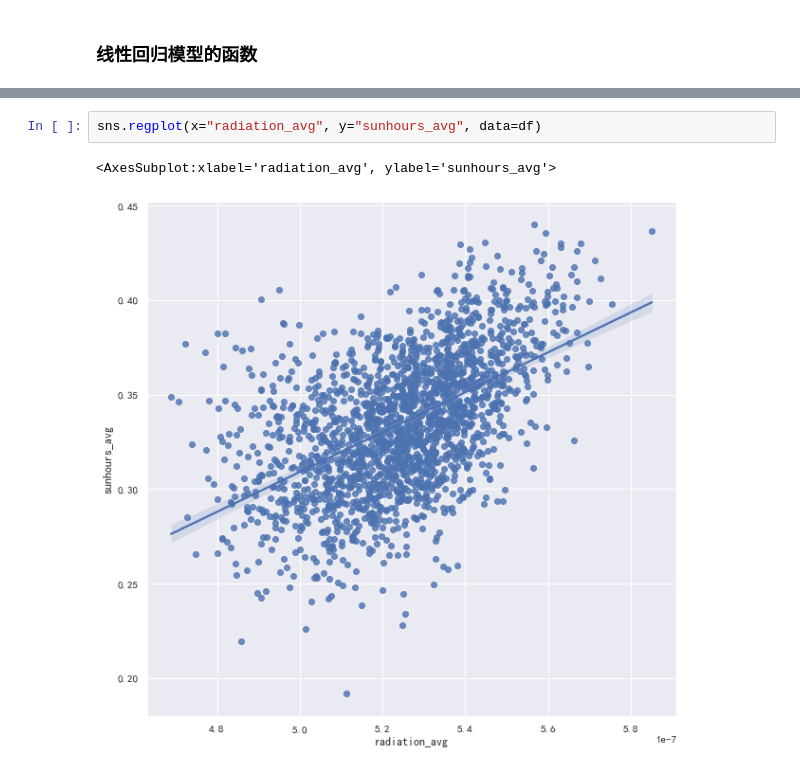
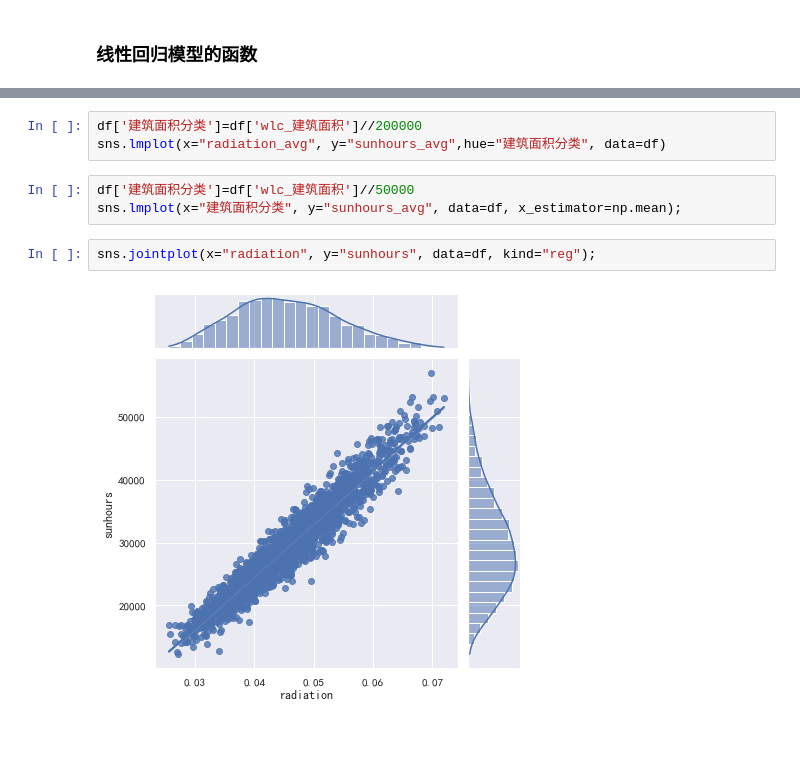
Before and after one commit to Huxiehang/ghdata_tutorial, a Jupyter notebook: analysis/regression.ipynb, the cells around one changed output, grey strips where cells are left out. Drawn from its saved outputs; the diff is of its cells as text; blank space fills up the shorter version.

```diff
--- a/analysis/regression.ipynb
+++ b/analysis/regression.ipynb
@@ -27,5 +24,10 @@ sns.lmplot(x="radiation", y="sunhours", data=df,height=10)
+# %%
+df['建筑面积分类']=df['wlc_建筑面积']//200000
+sns.lmplot(x="radiation_avg", y="sunhours_avg",hue="建筑面积分类", data=df)
+# %%
+df['建筑面积分类']=df['wlc_建筑面积']//50000
+sns.lmplot(x="建筑面积分类", y="sunhours_avg", data=df, x_estimator=np.mean);
 # %%
-sns.regplot(x="radiation_avg", y="sunhours_avg", data=df)
+sns.jointplot(x="radiation", y="sunhours", data=df, kind="reg");
 # %% [output]
-<AxesSubplot:xlabel='radiation_avg', ylabel='sunhours_avg'>
-[figure, old version]
+[figure, new version]
```
Also changed, not shown: parts of 5 cells of this notebook, 10 other files.
